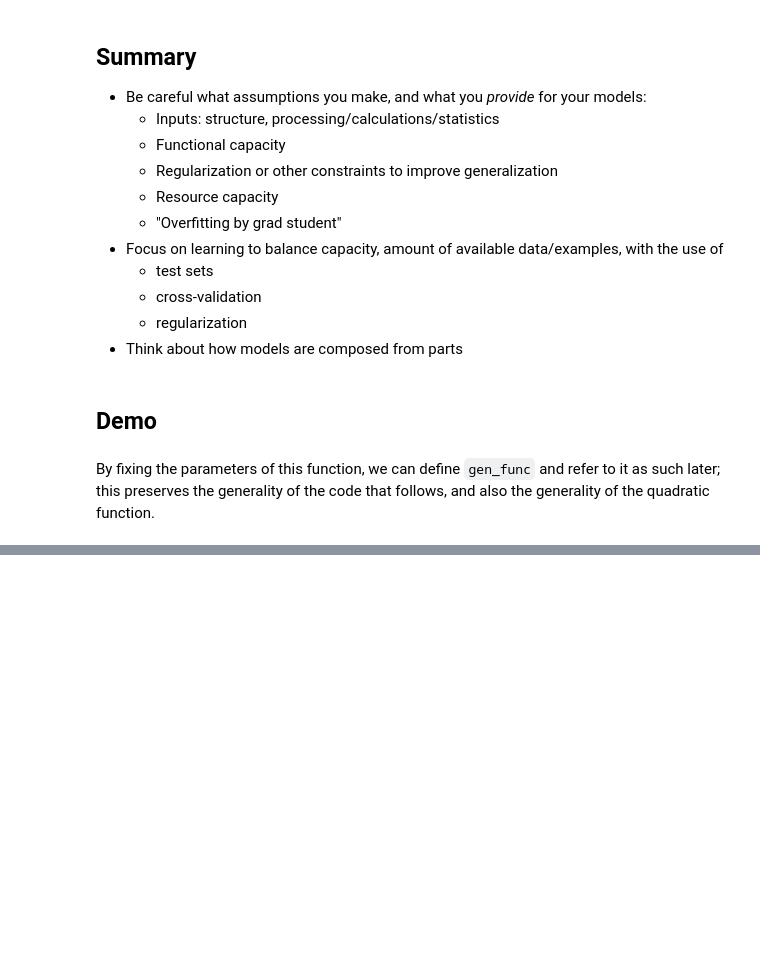
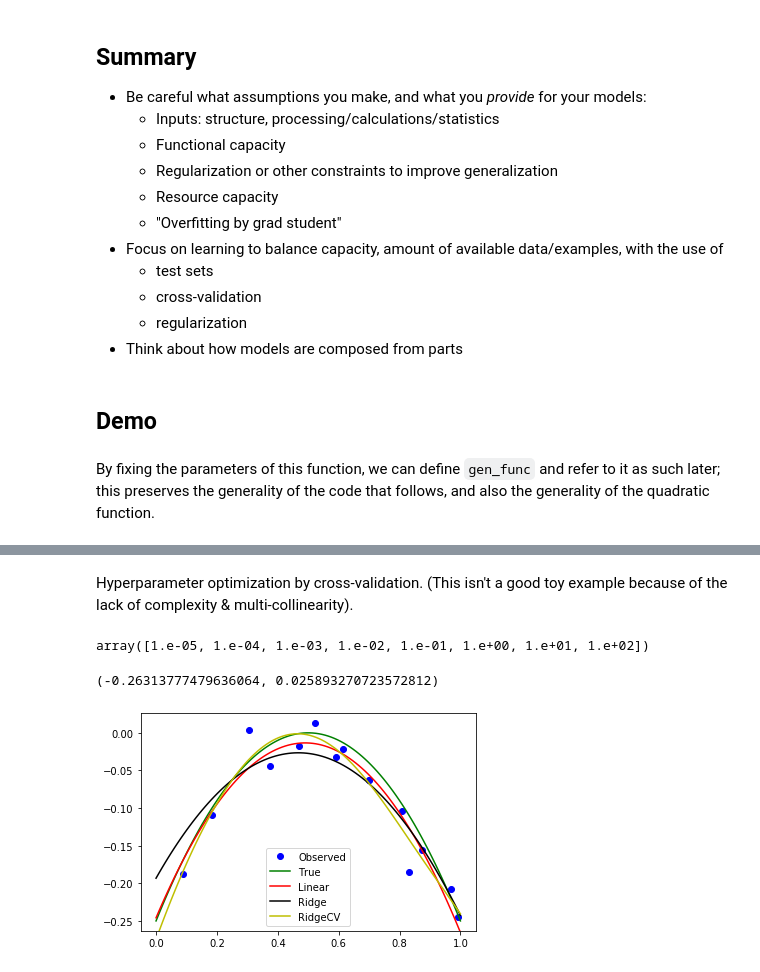
Before and after one commit to BlohmLab/MLtutorials, a Jupyter notebook: ML intro 1.ipynb, the cells around one changed output, grey strips where cells are left out. Drawn from its saved outputs; the diff is of its cells as text; code cells hidden in the pictures; blank space fills up the shorter version.

```diff
--- a/ML intro 1.ipynb
+++ b/ML intro 1.ipynb
@@ -479,0 +490,11 @@ plt.ylim(ylim)
+# %% [markdown]
+Hyperparameter optimization by cross-validation. (This isn't a good toy example because of the lack of complexity & multi-collinearity).
+# %%
+np.logspace(-5, 2, 8)
+# %% [output]
+array([1.e-05, 1.e-04, 1.e-03, 1.e-02, 1.e-01, 1.e+00, 1.e+01, 1.e+02])
+# %%
+reg_ridge_cv = linear_model.RidgeCV(alphas=np.logspace(-5, 2, 8)).fit(X, y)
+# %% [output]
+(-0.26313777479636064, 0.025893270723572812)
+[figure, added]
```
Also changed, not shown: parts of 14 cells of this notebook.
